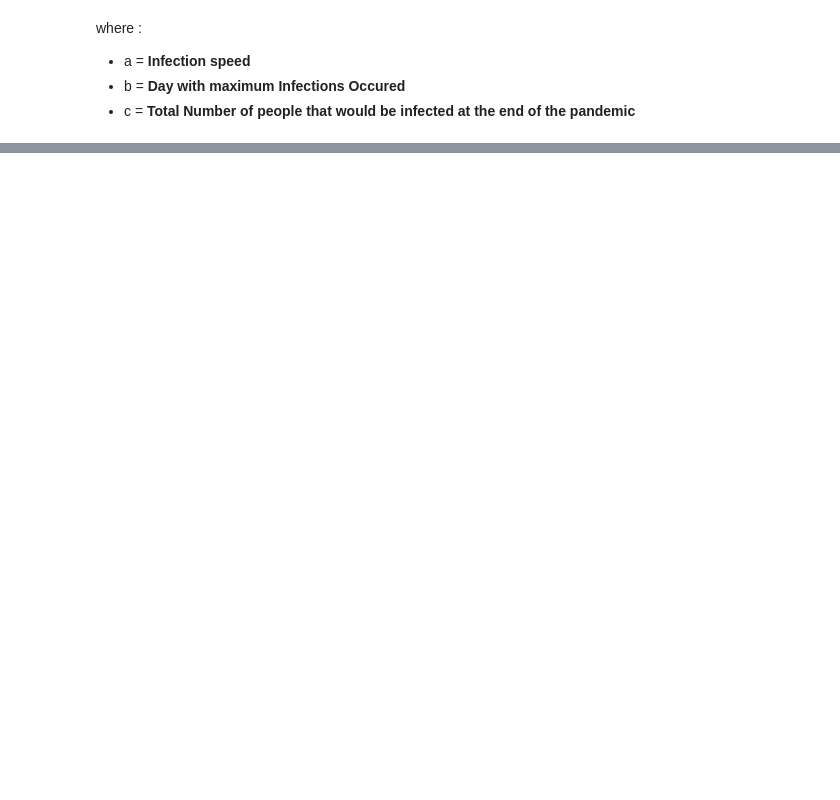
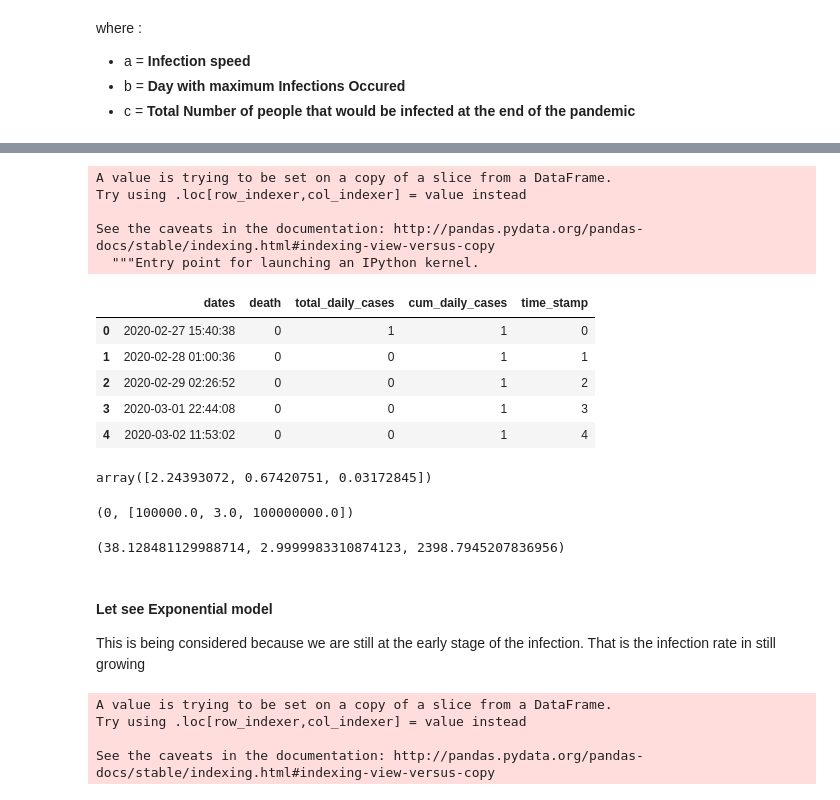
Before and after one commit to ajakaiye33/covid19Naija, a Jupyter notebook: covid19Naija/Covid_19_Cases_Nigeria_Analysis.ipynb, the cells around one changed output, grey strips where cells are left out. Drawn from its saved outputs; the diff is of its cells as text; code cells hidden in the pictures; blank space fills up the shorter version.

```diff
--- a/covid19Naija/Covid_19_Cases_Nigeria_Analysis.ipynb
+++ b/covid19Naija/Covid_19_Cases_Nigeria_Analysis.ipynb
@@ -447,0 +454,17 @@ def logistic_model(x,a,b,c):
+# %%
+model_data['time_stamp'] = model_data.index
+# %% [output]
+A value is trying to be set on a copy of a slice from a DataFrame.
+Try using .loc[row_indexer,col_indexer] = value instead
+
+See the caveats in the documentation: http://pandas.pydata.org/pandas-docs/stable/indexing.html#indexing-view-versus-copy
+  """Entry point for launching an IPython kernel.
+# %%
+model_data.head()
+# %% [output]
+|  | dates | death | total_daily_cases | cum_daily_cases | time_stamp |
+| 0 | 2020-02-27 15:40:38 | 0 | 1 | 1 | 0 |
+| 1 | 2020-02-28 01:00:36 | 0 | 0 | 1 | 1 |
+| 2 | 2020-02-29 02:26:52 | 0 | 0 | 1 | 2 |
+| 3 | 2020-03-01 22:44:08 | 0 | 0 | 1 | 3 |
+| 4 | 2020-03-02 11:53:02 | 0 | 0 | 1 | 4 |
@@ -447,0 +475,12 @@ def logistic_model(x,a,b,c):
+# %%
+# randomly initialize a,b,c
+p0 = np.random.exponential(size=3)
+p0
+# %% [output]
+array([2.24393072, 0.67420751, 0.03172845])
+# %%
+# set upper and lower bounds a,b,c
+bounds = (0,[100000.,3., 100000000.])
+bounds
+# %% [output]
+(0, [100000.0, 3.0, 100000000.0])
@@ -447,0 +489,7 @@ def logistic_model(x,a,b,c):
+# %%
+a,b,c
+# %% [output]
+(38.128481129988714, 2.9999983310874123, 2398.7945207836956)
+# %% [markdown]
+#### Let see Exponential model
+This is being considered because we are still at the early stage of the infection. That is the infection rate in still growing
@@ -447,0 +498,8 @@ def logistic_model(x,a,b,c):
+# %%
+#Apply log transformation to the number of infections
+exp_model['log_cases'] = np.log(exp_model['cum_daily_cases'])
+# %% [output]
+A value is trying to be set on a copy of a slice from a DataFrame.
+Try using .loc[row_indexer,col_indexer] = value instead
+
+See the caveats in the documentation: http://pandas.pydata.org/pandas-docs/stable/indexing.html#indexing-view-versus-copy
```
Also changed, not shown: parts of 36 cells of this notebook.
